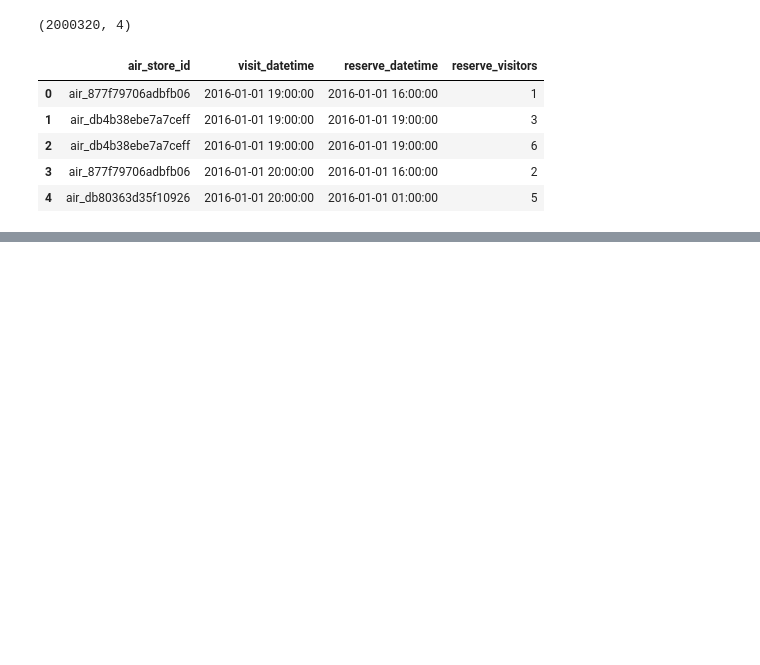
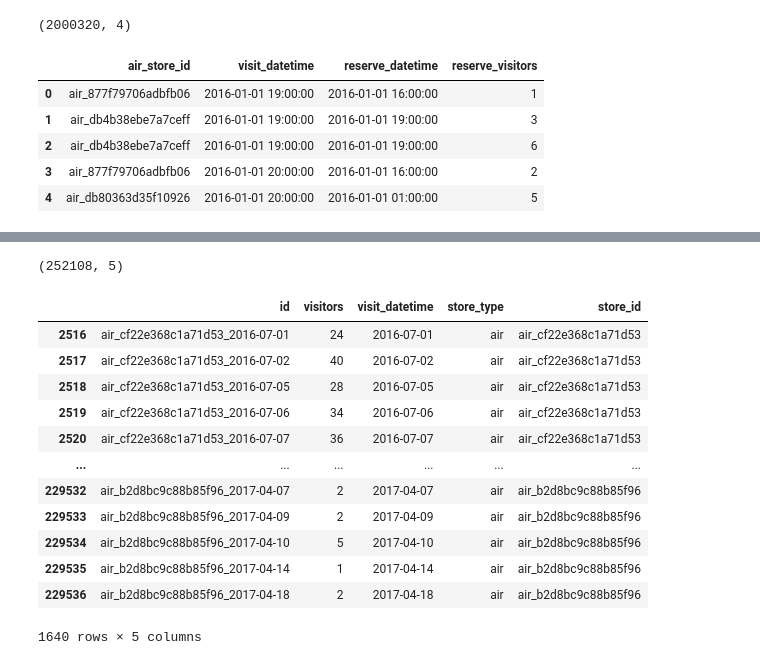
Before and after one commit to prasadPattuvamVeedu/Restaurent_visitor_forecating, a Jupyter notebook: resturent_visitor.ipynb, the cells around one changed output, grey strips where cells are left out. Saved outputs shown, nothing was run; the diff lists cells and outputs as text; code cells hidden in the pictures; blank space fills up the shorter version.

Commit message:
preprocessing done on submission data and airvisitor date

```diff
--- a/resturent_visitor.ipynb
+++ b/resturent_visitor.ipynb
@@ -769,3 +775,2 @@ sample_submission_df
 # %%
-sample_submission_df["visit_datetime"]=pd.to_datetime(sample_submission_df["visit_datetime"],format='%Y-%m-%d')
-sample_submission_df.describe()
+submission_df["visit_datetime"]=pd.to_datetime(submission_df.loc[:,"visit_datetime"],format='%Y-%m-%d')
@@ -907,0 +935,3 @@ store_reserve.head()
+# %%
+air_visit_data_df.loc[:,"id"] =air_visit_data_df.apply(lambda x : f"{x['air_store_id']}_{x['visit_date']}",axis=1)
+air_visit_data_df.loc[:,"store_type"] =air_visit_data_df['air_store_id'].apply(lambda x : x.split("_")[0])
@@ -907,0 +947,3 @@ store_reserve.head()
+# %%
+air_visit_df = air_visit_data_df.loc[:,["id","visitors","visit_date","store_type","air_store_id"]].copy()
+air_visit_df.columns = ["id","visitors","visit_datetime","store_type","store_id"]
@@ -907,0 +959,22 @@ store_reserve.head()
+# %%
+air_visit_df.shape
+# %% [output]
+(252108, 5)
+# %%
+air_visitor_data=air_visit_df.loc[(~air_visit_df["store_id"].isin(submission_df["store_id"])),:]
+# %%
+air_visitor_data
+# %% [output]
+|  | id | visitors | visit_datetime | store_type | store_id |
+| 2516 | air_cf22e368c1a71d53_2016-07-01 | 24 | 2016-07-01 | air | air_cf22e368c1a71d53 |
+| 2517 | air_cf22e368c1a71d53_2016-07-02 | 40 | 2016-07-02 | air | air_cf22e368c1a71d53 |
+| 2518 | air_cf22e368c1a71d53_2016-07-05 | 28 | 2016-07-05 | air | air_cf22e368c1a71d53 |
+| 2519 | air_cf22e368c1a71d53_2016-07-06 | 34 | 2016-07-06 | air | air_cf22e368c1a71d53 |
+| 2520 | air_cf22e368c1a71d53_2016-07-07 | 36 | 2016-07-07 | air | air_cf22e368c1a71d53 |
+| ... | ... | ... | ... | ... | ... |
+| 229532 | air_b2d8bc9c88b85f96_2017-04-07 | 2 | 2017-04-07 | air | air_b2d8bc9c88b85f96 |
+| 229533 | air_b2d8bc9c88b85f96_2017-04-09 | 2 | 2017-04-09 | air | air_b2d8bc9c88b85f96 |
+| 229534 | air_b2d8bc9c88b85f96_2017-04-10 | 5 | 2017-04-10 | air | air_b2d8bc9c88b85f96 |
+| 229535 | air_b2d8bc9c88b85f96_2017-04-14 | 1 | 2017-04-14 | air | air_b2d8bc9c88b85f96 |
+| 229536 | air_b2d8bc9c88b85f96_2017-04-18 | 2 | 2017-04-18 | air | air_b2d8bc9c88b85f96 |
+1640 rows × 5 columns
```
Also changed, not shown: parts of 19 cells of this notebook.
